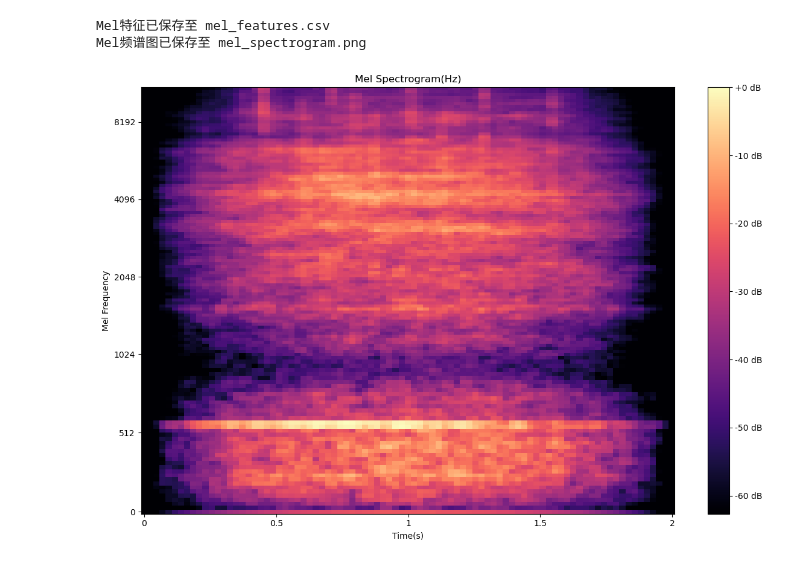
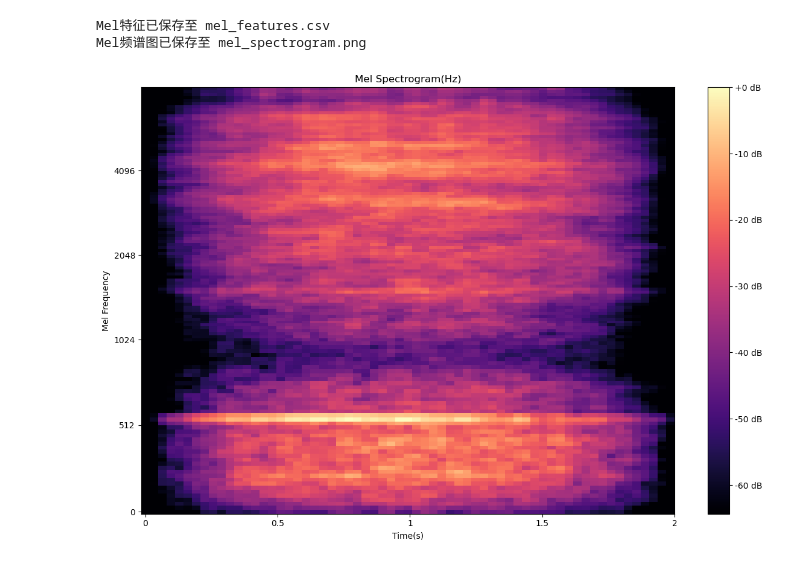
Before and after one commit to YoungBossX/Multi-feature-fusion-model-for-ship-audio, a Jupyter notebook: feature_extraction/time_frequency_representation/mel.ipynb, the cells around one changed output. Drawn from its saved outputs; the diff is of its cells as text; code cells hidden in the pictures.

```diff
--- a/feature_extraction/time_frequency_representation/mel.ipynb
+++ b/feature_extraction/time_frequency_representation/mel.ipynb
@@ -45,7 +45,7 @@ def extract_mel_spectrogram_transformer(sample_rate):
         pad_mode='reflect',
         power=2.0,
         htk=False,
-        fmin=0,
+        fmin=20,
         fmax=None,
         norm=1,
         trainable_mel=False,
@@ -89,30 +89,30 @@ def plot_mel_spectrogram(mel_spectrogram_data, sr, output_image=None):
 # %%
 wav_file = r"E:\数据集\ShipEar\data_preprocessing\4_Frame_Windows_2s_50%\6__10_07_13_marDeCangas_Entra_18.wav"  # 请替换为WAV文件路径
 output_csv = "mel_features.csv"
 output_image = "mel_spectrogram.png"
 
 waveform, original_sr = torchaudio.load(wav_file)
 
 # 重采样
-target_sr = 22050
+target_sr = 16000
 if original_sr != target_sr:
     resampler = torchaudio.transforms.Resample(original_sr, target_sr)
     waveform = resampler(waveform)
 
 # 创建Mel频谱图的transformer
 mel_spectrogram_transformer = extract_mel_spectrogram_transformer(target_sr)
 mel_spectrogram = mel_spectrogram_transformer(waveform)
 mel_spectrogram_data = mel_spectrogram.detach().cpu().numpy()[0]
 
 # 转换为dB scale
 mel_spectrogram_db = librosa.power_to_db(mel_spectrogram_data , ref=np.max)
 
 # 保存为CSV
 save_mel_to_csv(mel_spectrogram_db, output_csv)
 
 # 显示并保存Mel频谱图
 plot_mel_spectrogram(mel_spectrogram_db, target_sr, output_image)
 # %% [output]
 Mel特征已保存至 mel_features.csv
 Mel频谱图已保存至 mel_spectrogram.png
-[figure, old version]
+[figure, new version]
```
Also changed, not shown: 4 other files.
